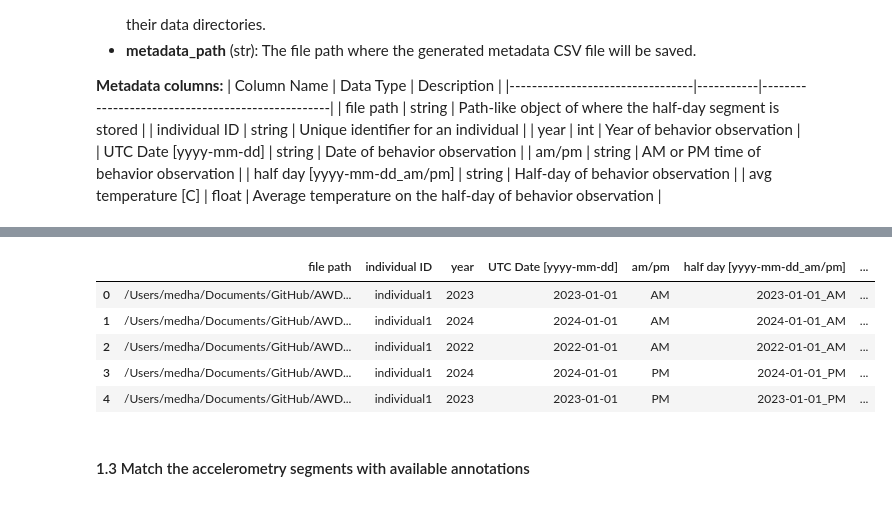
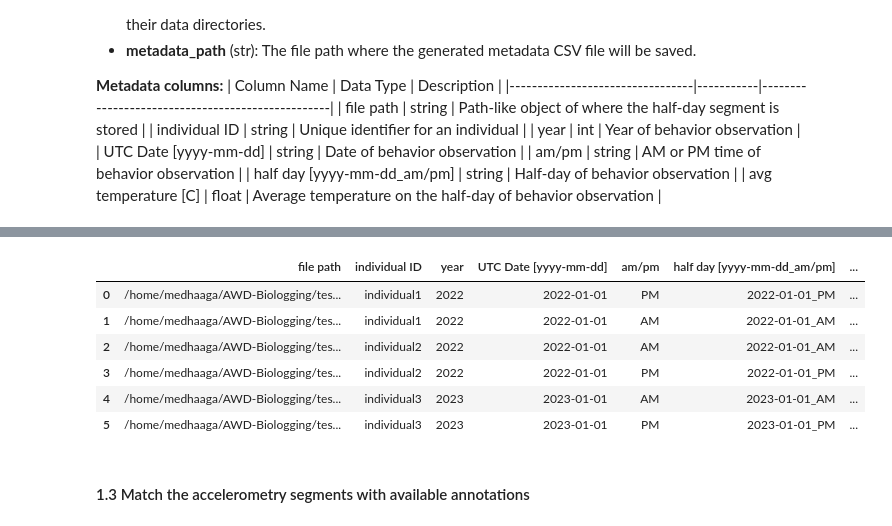
Before and after one commit to medhaaga/AWD-Biologging, a Jupyter notebook: quickstart.ipynb, the cells around one changed output, grey strips where cells are left out. Drawn from its saved outputs; the diff is of its cells as text; code cells hidden in the pictures.

```diff
--- a/quickstart.ipynb
+++ b/quickstart.ipynb
@@ -269,13 +308,14 @@ individual individual3 has 4 halfdays.
 # %%
 metadata = pd.read_csv(config.TEST_METADATA_PATH)
-metadata.head()
+metadata
 # %% [output]
 |  | file path | individual ID | year | UTC Date [yyyy-mm-dd] | am/pm | half day [yyyy-mm-dd_am/pm] | ... |
-| 0 | /Users/medha/Documents/GitHub/AWD... | individual1 | 2023 | 2023-01-01 | AM | 2023-01-01_AM | ... |
-| 1 | /Users/medha/Documents/GitHub/AWD... | individual1 | 2024 | 2024-01-01 | AM | 2024-01-01_AM | ... |
-| 2 | /Users/medha/Documents/GitHub/AWD... | individual1 | 2022 | 2022-01-01 | AM | 2022-01-01_AM | ... |
-| 3 | /Users/medha/Documents/GitHub/AWD... | individual1 | 2024 | 2024-01-01 | PM | 2024-01-01_PM | ... |
-| 4 | /Users/medha/Documents/GitHub/AWD... | individual1 | 2023 | 2023-01-01 | PM | 2023-01-01_PM | ... |
+| 0 | /home/medhaaga/AWD-Biologging/tes... | individual1 | 2022 | 2022-01-01 | PM | 2022-01-01_PM | ... |
+| 1 | /home/medhaaga/AWD-Biologging/tes... | individual1 | 2022 | 2022-01-01 | AM | 2022-01-01_AM | ... |
+| 2 | /home/medhaaga/AWD-Biologging/tes... | individual2 | 2022 | 2022-01-01 | AM | 2022-01-01_AM | ... |
+| 3 | /home/medhaaga/AWD-Biologging/tes... | individual2 | 2022 | 2022-01-01 | PM | 2022-01-01_PM | ... |
+| 4 | /home/medhaaga/AWD-Biologging/tes... | individual3 | 2023 | 2023-01-01 | AM | 2023-01-01_AM | ... |
+| 5 | /home/medhaaga/AWD-Biologging/tes... | individual3 | 2023 | 2023-01-01 | PM | 2023-01-01_PM | ... |
 # %% [markdown]
 #### 1.3 Match the accelerometry segments with available annotations
 # %% [markdown]
```
Also changed, not shown: parts of 10 cells of this notebook, 4 other files.
